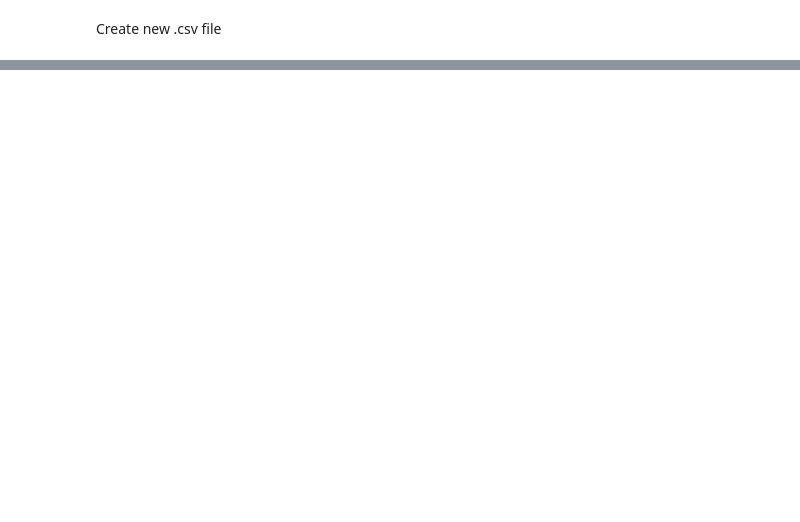
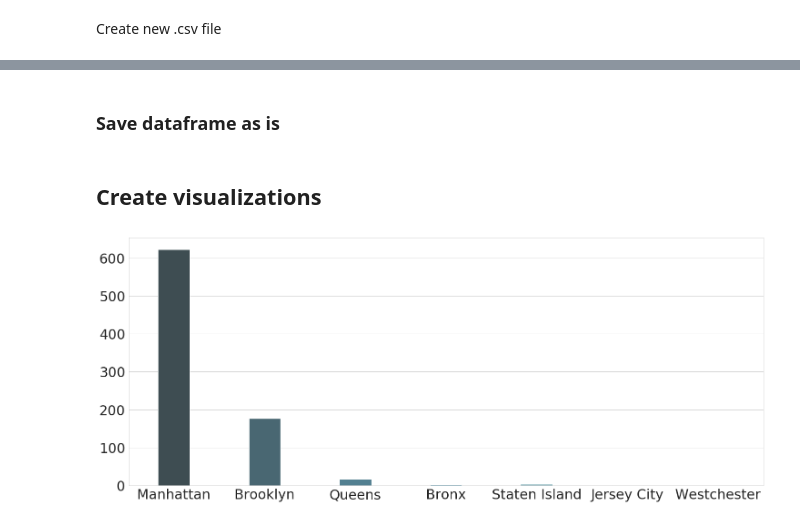
Before and after one commit to EdithIyer/CapstoneEdith, a Jupyter notebook: EDA.ipynb, the cells around one changed output, grey strips where cells are left out. Saved outputs shown, nothing was run; the diff lists cells and outputs as text; code cells hidden in the pictures; blank space fills up the shorter version.

```diff
--- a/EDA.ipynb
+++ b/EDA.ipynb
@@ -144,0 +229,4 @@ df.head()
+# %%
+df['rest_borough'] = '0'
+# %%
+df['rest_zip_code'] = '0'
@@ -144,0 +335,17 @@ df.head()
+# %%
+df.loc[100, 'address_only'] = df.loc[100, 'address_only'] + '11205'
+df.loc[154, 'address_only'] = df.loc[154, 'address_only'] + '10024'
+df.loc[222, 'address_only'] = df.loc[222, 'address_only'] + '11215'
+df.loc[317, 'address_only'] = df.loc[317, 'address_only'] + '10003'
+df.loc[395, 'address_only'] = df.loc[395, 'address_only'] + '10025'
+df.loc[408, 'address_only'] = df.loc[408, 'address_only'] + '10012'
+df.loc[431, 'address_only'] = df.loc[431, 'address_only'] + '10458'
+df.loc[449, 'address_only'] = df.loc[449, 'address_only'] + '11205'
+df.loc[479, 'address_only'] = df.loc[479, 'address_only'] + '11231'
+df.loc[485, 'address_only'] = df.loc[485, 'address_only'] + '10003'
+df.loc[486, 'address_only'] = df.loc[486, 'address_only'] + '10002'
+df.loc[487, 'address_only'] = df.loc[487, 'address_only'] + '11235'
+df.loc[559, 'address_only'] = df.loc[559, 'address_only'] + '10027'
+df.loc[564, 'address_only'] = df.loc[564, 'address_only'] + '10027'
+df.loc[584, 'address_only'] = df.loc[584, 'address_only'] + '11211'
+df.loc[610, 'address_only'] = df.loc[610, 'address_only'] + '10002'
@@ -144,0 +399,2 @@ df.head()
+# %% [markdown]
+### Save dataframe as is
@@ -144,0 +403,15 @@ df.head()
+# %% [markdown]
+## Create visualizations
+# %%
+def change_width(ax, new_value) :
+    for patch in ax.patches :
+        current_width = patch.get_width()
+        diff = current_width - new_value
+
+        # we change the bar width
+        patch.set_width(new_value)
+
+        # we recenter the bar
+        patch.set_x(patch.get_x() + diff * .5)
+
+#change_width(ax, .35)
@@ -144,0 +420,12 @@ df.head()
+# %%
+sns.set_style('whitegrid')
+fig, ax = plt.subplots(figsize = (25, 10))
+sns.countplot(x = df['rest_borough'], ax = ax, palette = "GnBu_d", saturation = 0.6)
+change_width(ax, .35)
+plt.xticks(fontsize = 30)
+plt.yticks(fontsize = 30)
+plt.xlabel('')
+plt.ylabel('');
+#plt.show()
+# %% [output]
+[figure, added]
```
Also changed, not shown: parts of 95 cells of this notebook, 22 other files.
